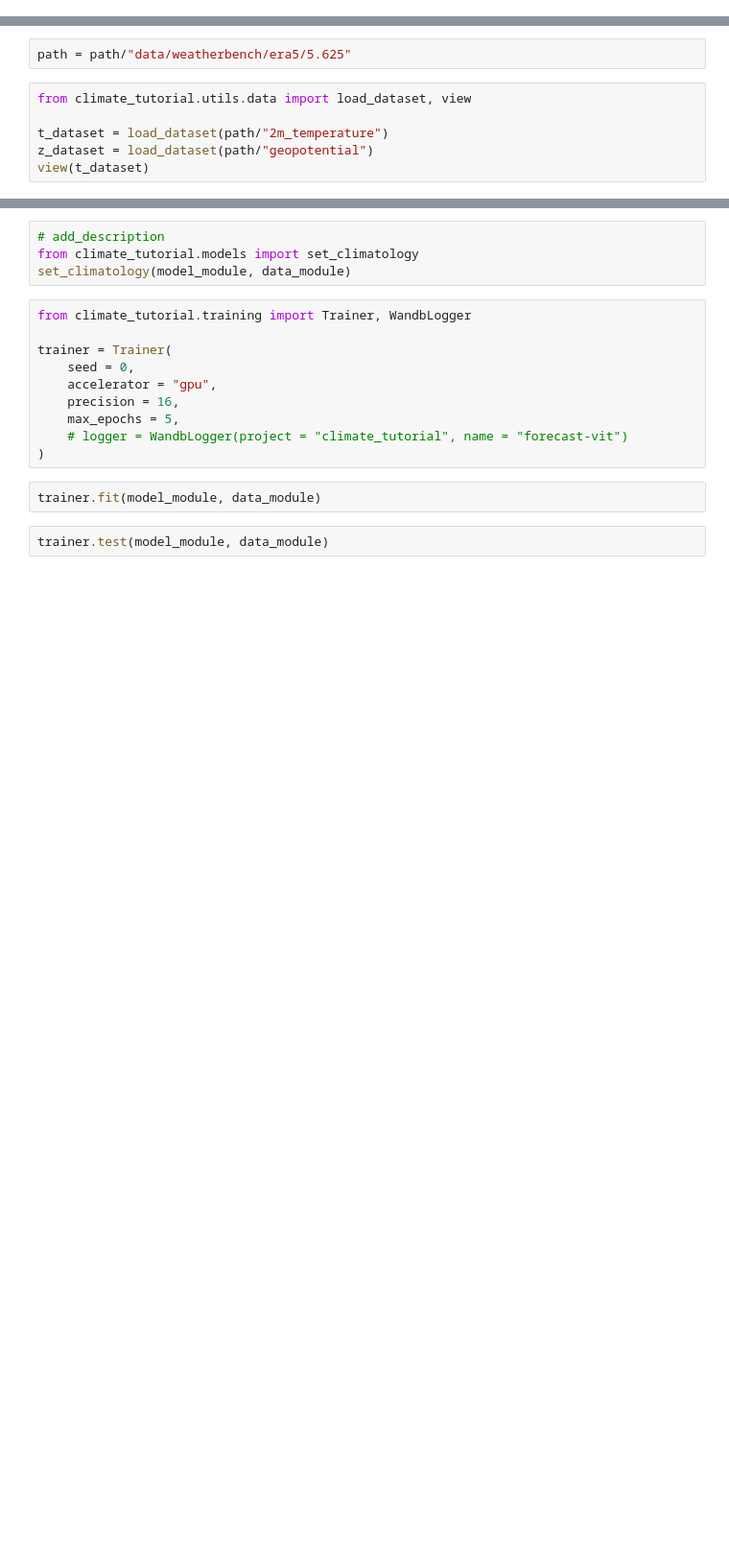
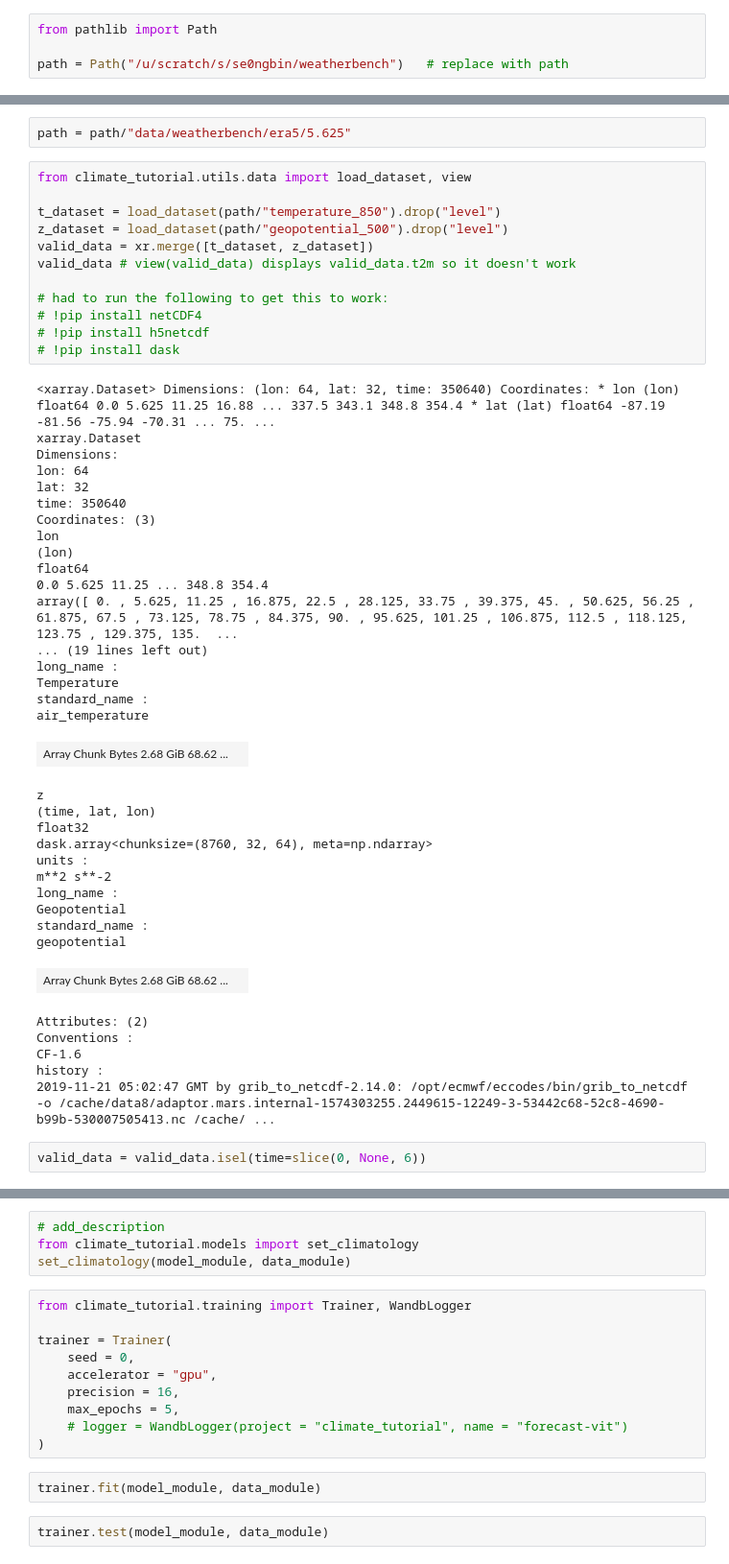
Before and after one commit to se0ngbin/climate-models, a Jupyter notebook: weatherbench-replication/WeatherBench-vit.ipynb, the cells around one changed output, grey strips where cells are left out. Shown at 96% size. Cells and saved outputs as stored; diff of their text form; blank space fills up the shorter version.

```diff
--- a/weatherbench-replication/WeatherBench-vit.ipynb
+++ b/weatherbench-replication/WeatherBench-vit.ipynb
@@ -4,0 +5,4 @@ path = Path("../../storage")
+# %%
+from pathlib import Path
+
+path = Path("/u/scratch/s/se0ngbin/weatherbench")   # replace with path
@@ -33,6 +18,49 @@ path = path/"data/weatherbench/era5/5.625"
 # %%
 from climate_tutorial.utils.data import load_dataset, view
 
-t_dataset = load_dataset(path/"2m_temperature")
-z_dataset = load_dataset(path/"geopotential")
-view(t_dataset)
+t_dataset = load_dataset(path/"temperature_850").drop("level")
+z_dataset = load_dataset(path/"geopotential_500").drop("level")
+valid_data = xr.merge([t_dataset, z_dataset])
+valid_data # view(valid_data) displays valid_data.t2m so it doesn't work
+
+# had to run the following to get this to work:
+# !pip install netCDF4
+# !pip install h5netcdf
+# !pip install dask
+# %% [output]
+<xarray.Dataset> Dimensions: (lon: 64, lat: 32, time: 350640) Coordinates: * lon (lon) float64 0.0 5.625 11.25 16.88 ... 337.5 343.1 348.8 354.4 * lat (lat) float64 -87.19 -81.56 -75.94 -70.31 ... 75. ...
+xarray.Dataset
+Dimensions:
+lon: 64
+lat: 32
+time: 350640
+Coordinates: (3)
+lon
+(lon)
+float64
+0.0 5.625 11.25 ... 348.8 354.4
+array([ 0. , 5.625, 11.25 , 16.875, 22.5 , 28.125, 33.75 , 39.375, 45. , 50.625, 56.25 , 61.875, 67.5 , 73.125, 78.75 , 84.375, 90. , 95.625, 101.25 , 106.875, 112.5 , 118.125, 123.75 , 129.375, 135.  ...
+... (19 lines left out)
+long_name :
+Temperature
+standard_name :
+air_temperature
+| Array Chunk Bytes 2.68 GiB 68.62 ... |  |
+z
+(time, lat, lon)
+float32
+dask.array<chunksize=(8760, 32, 64), meta=np.ndarray>
+units :
+m**2 s**-2
+long_name :
+Geopotential
+standard_name :
+geopotential
+| Array Chunk Bytes 2.68 GiB 68.62 ... |  |
+Attributes: (2)
+Conventions :
+CF-1.6
+history :
+2019-11-21 05:02:47 GMT by grib_to_netcdf-2.14.0: /opt/ecmwf/eccodes/bin/grib_to_netcdf -o /cache/data8/adaptor.mars.internal-1574303255.2449615-12249-3-53442c68-52c8-4690-b99b-530007505413.nc /cache/ ...
+# %%
+valid_data = valid_data.isel(time=slice(0, None, 6))
```
Also changed, not shown: parts of 10 cells of this notebook, 1 other file.
